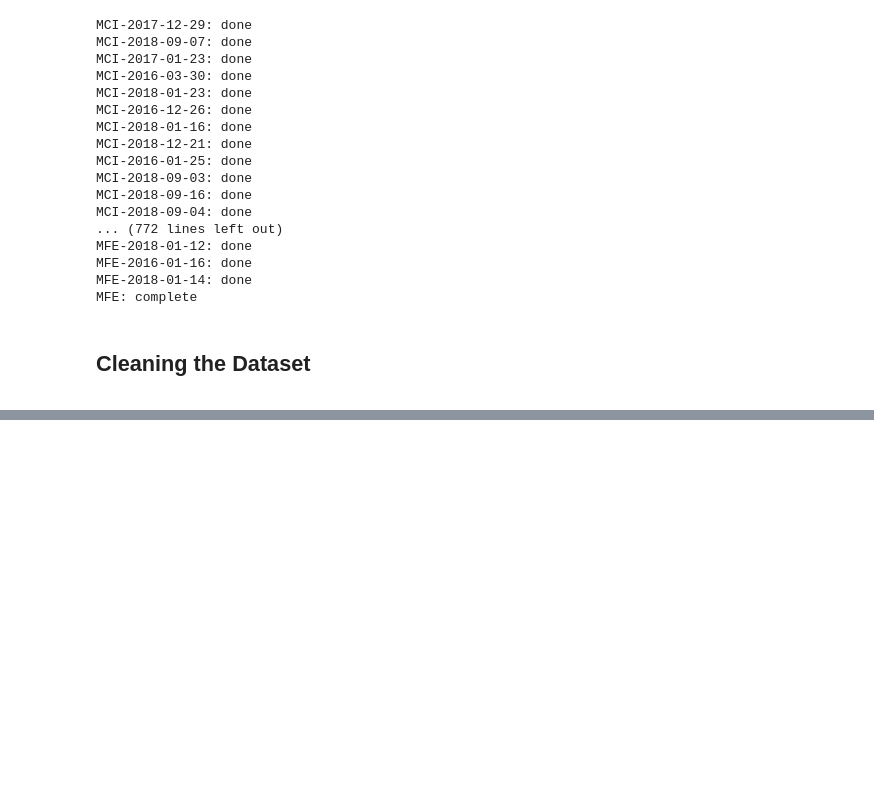
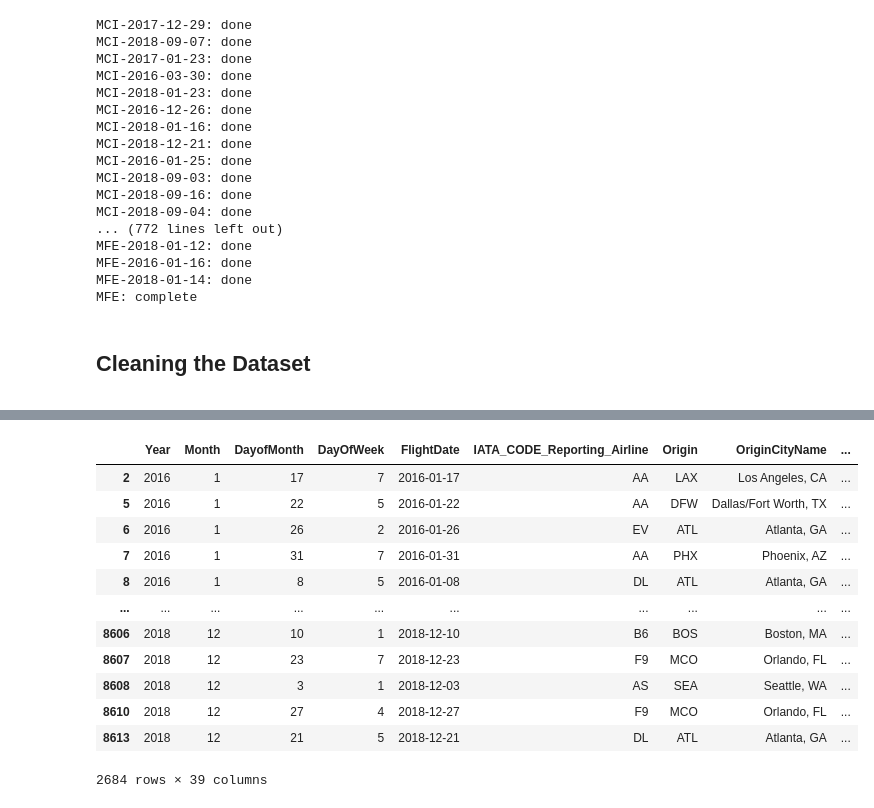
Before and after one commit to Oryder-green/FDS-project, a Jupyter notebook: Data Cleaning.ipynb, the cells around one changed output, grey strips where cells are left out. Saved outputs shown, nothing was run; the diff lists cells and outputs as text; code cells hidden in the pictures; blank space fills up the shorter version.

```diff
--- a/Data Cleaning.ipynb
+++ b/Data Cleaning.ipynb
@@ -276,0 +363,17 @@ keep = ['Year', 'Month', 'DayofMonth', 'DayOfWeek', 'FlightDate', 'DOT_ID_Report
+# %%
+mask6 = df[df['Max Wind Speed'].isna()].index
+df.drop(df.index[mask6])
+# %% [output]
+|  | Year | Month | DayofMonth | DayOfWeek | FlightDate | IATA_CODE_Reporting_Airline | Origin | OriginCityName | ... |
+| 2 | 2016 | 1 | 17 | 7 | 2016-01-17 | AA | LAX | Los Angeles, CA | ... |
+| 5 | 2016 | 1 | 22 | 5 | 2016-01-22 | AA | DFW | Dallas/Fort Worth, TX | ... |
+| 6 | 2016 | 1 | 26 | 2 | 2016-01-26 | EV | ATL | Atlanta, GA | ... |
+| 7 | 2016 | 1 | 31 | 7 | 2016-01-31 | AA | PHX | Phoenix, AZ | ... |
+| 8 | 2016 | 1 | 8 | 5 | 2016-01-08 | DL | ATL | Atlanta, GA | ... |
+| ... | ... | ... | ... | ... | ... | ... | ... | ... | ... |
+| 8606 | 2018 | 12 | 10 | 1 | 2018-12-10 | B6 | BOS | Boston, MA | ... |
+| 8607 | 2018 | 12 | 23 | 7 | 2018-12-23 | F9 | MCO | Orlando, FL | ... |
+| 8608 | 2018 | 12 | 3 | 1 | 2018-12-03 | AS | SEA | Seattle, WA | ... |
+| 8610 | 2018 | 12 | 27 | 4 | 2018-12-27 | F9 | MCO | Orlando, FL | ... |
+| 8613 | 2018 | 12 | 21 | 5 | 2018-12-21 | DL | ATL | Atlanta, GA | ... |
+2684 rows × 39 columns
```
Also changed, not shown: parts of 31 cells of this notebook, 2 other files.
